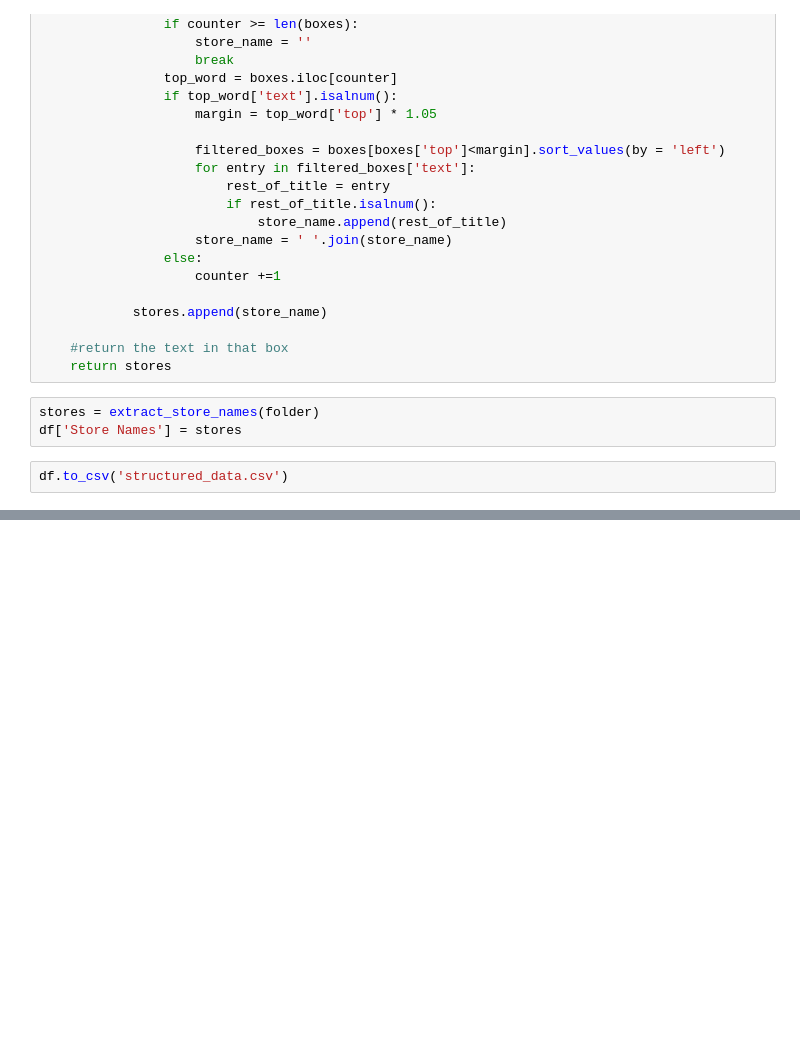
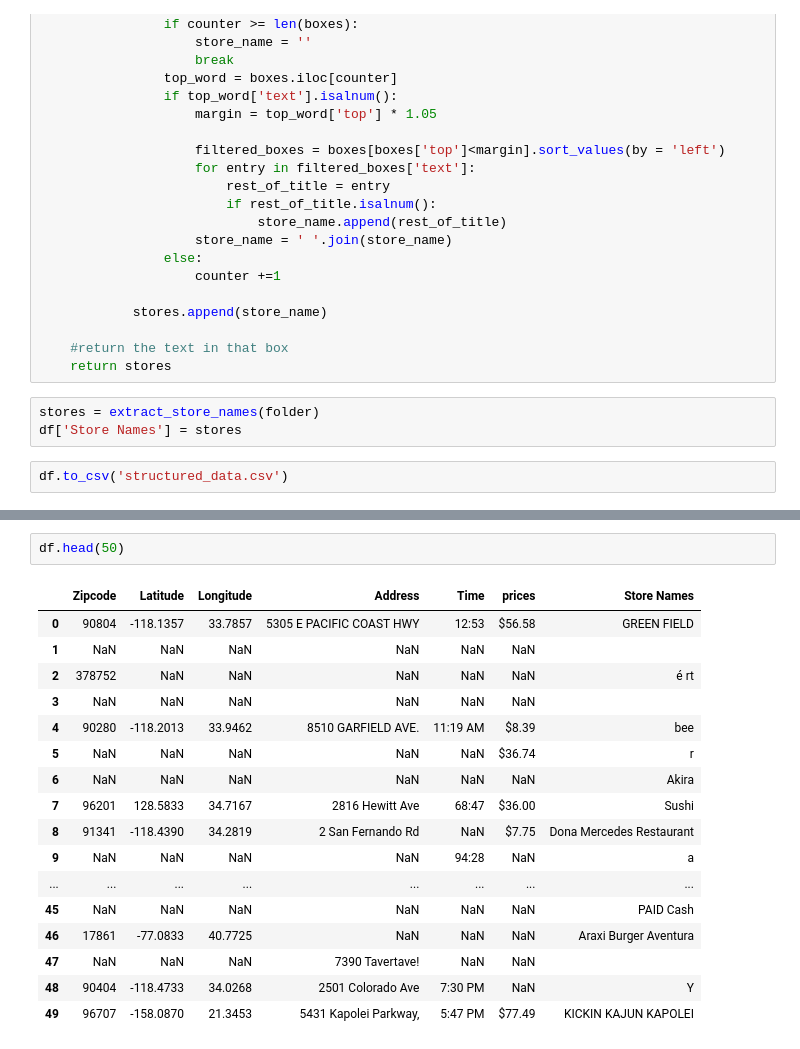
Before and after one commit to mameralomari/reciept-processing-and-text_extraction, a Jupyter notebook: structure_data.ipynb, the cells around one changed output, grey strips where cells are left out. Saved outputs shown, nothing was run; the diff lists cells and outputs as text; blank space fills up the shorter version.

```diff
--- a/structure_data.ipynb
+++ b/structure_data.ipynb
@@ -197,0 +198,20 @@ df.to_csv('structured_data.csv')
+# %%
+df.head(50)
+# %% [output]
+|  | Zipcode | Latitude | Longitude | Address | Time | prices | Store Names |
+| 0 | 90804 | -118.1357 | 33.7857 | 5305 E PACIFIC COAST HWY | 12:53 | $56.58 | GREEN FIELD |
+| 1 | NaN | NaN | NaN | NaN | NaN | NaN |  |
+| 2 | 378752 | NaN | NaN | NaN | NaN | NaN | é rt |
+| 3 | NaN | NaN | NaN | NaN | NaN | NaN |  |
+| 4 | 90280 | -118.2013 | 33.9462 | 8510 GARFIELD AVE. | 11:19 AM | $8.39 | bee |
+| 5 | NaN | NaN | NaN | NaN | NaN | $36.74 | r |
+| 6 | NaN | NaN | NaN | NaN | NaN | NaN | Akira |
+| 7 | 96201 | 128.5833 | 34.7167 | 2816 Hewitt Ave | 68:47 | $36.00 | Sushi |
+| 8 | 91341 | -118.4390 | 34.2819 | 2 San Fernando Rd | NaN | $7.75 | Dona Mercedes Restaurant |
+| 9 | NaN | NaN | NaN | NaN | 94:28 | NaN | a |
+| ... | ... | ... | ... | ... | ... | ... | ... |
+| 45 | NaN | NaN | NaN | NaN | NaN | NaN | PAID Cash |
+| 46 | 17861 | -77.0833 | 40.7725 | NaN | NaN | NaN | Araxi Burger Aventura |
+| 47 | NaN | NaN | NaN | 7390 Tavertave! | NaN | NaN |  |
+| 48 | 90404 | -118.4733 | 34.0268 | 2501 Colorado Ave | 7:30 PM | NaN | Y |
+| 49 | 96707 | -158.0870 | 21.3453 | 5431 Kapolei Parkway, | 5:47 PM | $77.49 | KICKIN KAJUN KAPOLEI |
```
Also changed, not shown: parts of 2 cells of this notebook, 3 other files.
